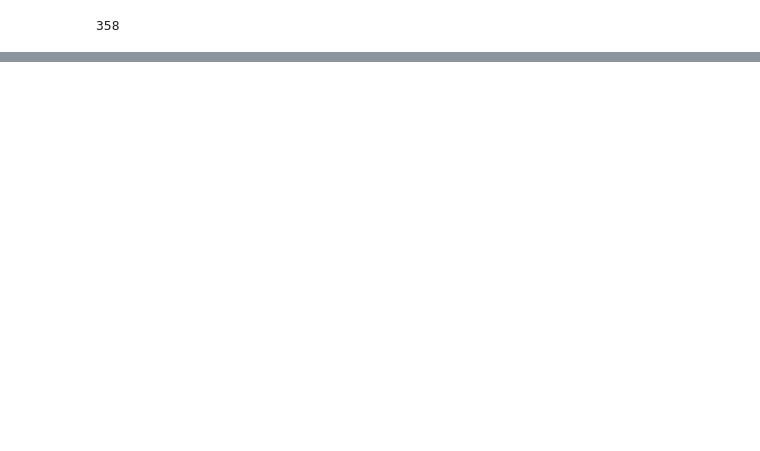
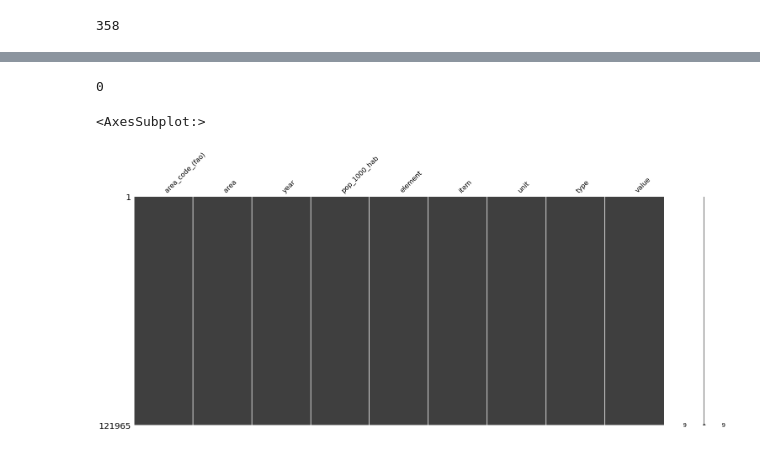
Before and after one commit to NinaNusb/FAOSTAT, a Jupyter notebook: df_list/FAOSTAT.ipynb, the cells around one changed output, grey strips where cells are left out. Cells and saved outputs as stored; diff of their text form; code cells hidden in the pictures; blank space fills up the shorter version.

```diff
--- a/df_list/FAOSTAT.ipynb
+++ b/df_list/FAOSTAT.ipynb
@@ -120,0 +154,3 @@ df_veg.head(5)
+# %%
+#[7] Fusionnez df_pop avec products
+df = pd.merge(df_pop4,product2, on = ['area_code_(fao)','year'])
@@ -120,0 +166,4 @@ df_veg.head(5)
+# %%
+df0 = df.drop('area_y', axis=1)
+# %%
+df0 = df0.rename(columns={'area_x': 'area'})
@@ -120,0 +186,2 @@ df_veg.head(5)
+# %%
+df2 = df0.iloc [:, [0, 1, 2, 3, 4, 5, 6, 8, 7]]
@@ -120,0 +227,9 @@ df_veg.head(5)
+# %%
+count
+# %% [output]
+0
+# %%
+msno.matrix(df2)
+# %% [output]
+<AxesSubplot:>
+[figure, added]
```
Also changed, not shown: parts of 111 cells of this notebook, 30 other files.
